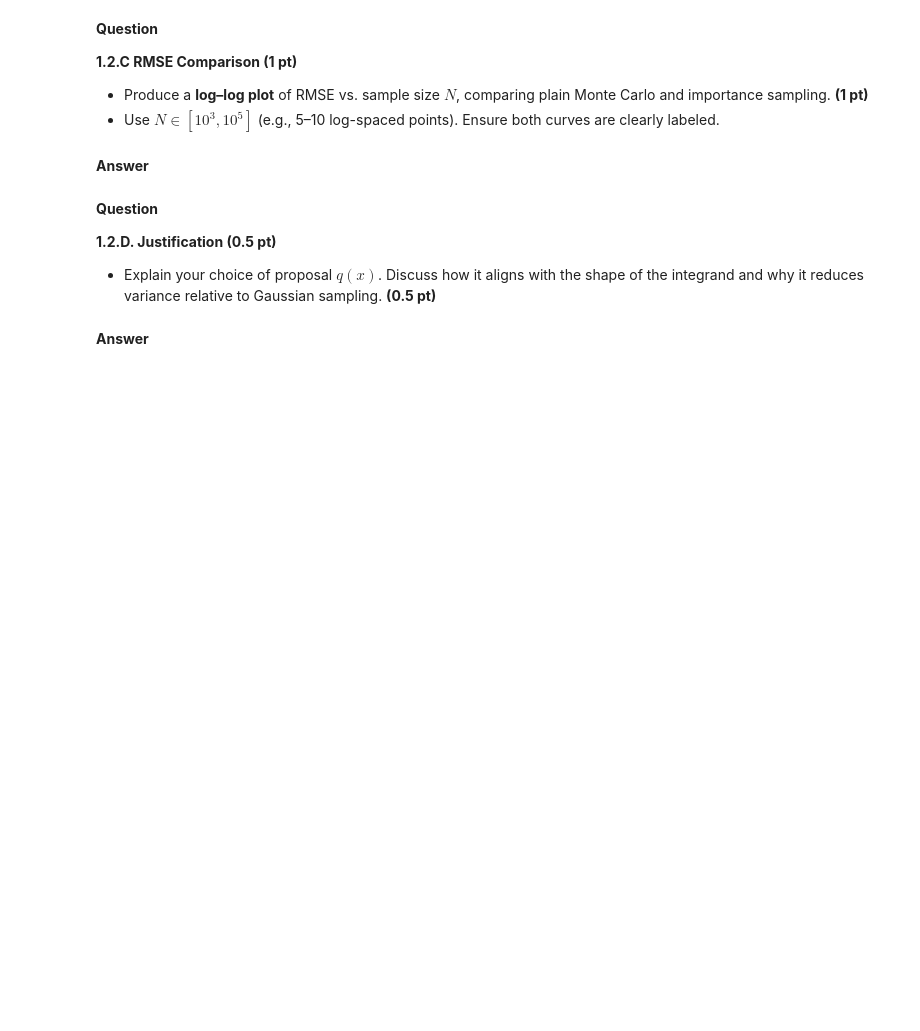
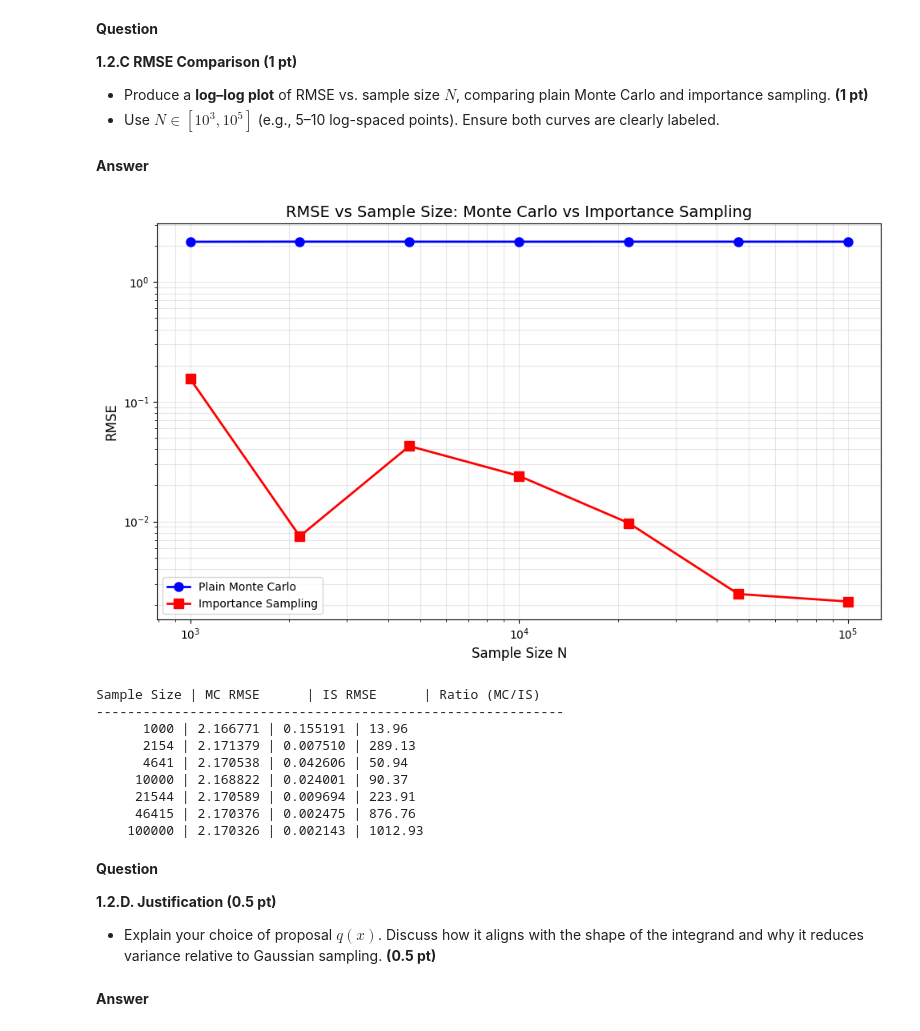
Before and after one commit to Tzu-Liang/COMP64101-Reasoning-and-Learning-under-Uncertainty-Module, a Jupyter notebook: Labs/comp64101_coursework_part1_a49626th.ipynb, the cells around one changed output. Drawn from its saved outputs; the diff is of its cells as text; code cells hidden in the pictures; blank space fills up the shorter version.

```diff
--- a/Labs/comp64101_coursework_part1_a49626th.ipynb
+++ b/Labs/comp64101_coursework_part1_a49626th.ipynb
@@ -462,3 +494,66 @@ Text(0.5, 1.0, 'Importance sampling: standard error')
+# %%
+def rmse(y_true, y_pred):
+    '''
+    Calculate RMSE
+    '''
+    return np.sqrt(np.mean((y_true - y_pred) ** 2))
+# %%
+# ============================================================
+# RMSE for plain MC and importance sampling
+# ============================================================
+# Sample sizes
+N_values = np.logspace(3, 5, 7).astype(int)
+I_hats_MC = []
+for n in N_values:
+    I_hat, _ = MC_integration(n)
+    I_hats_MC.append(I_hat)
+
+
+I_hats_importance = []
+for n in N_values:
+    I_hat, _ = importance_sampling(N = n)
+    I_hats_importance.append(I_hat)
+
+
+rmse_MC = [rmse(result, estimate) for estimate in I_hats_MC]
+rmse_importance = [rmse(result, estimate) for estimate in I_hats_importance]
+
+
+# Create log-log plot
+plt.figure(figsize=(10, 6))
+
+plt.loglog(N_values, rmse_MC, 'o-', linewidth=2, markersize=8,
+           label='Plain Monte Carlo', color='blue')
+plt.loglog(N_values, rmse_importance, 's-', linewidth=2, markersize=8,
+           label='Importance Sampling', color='red')
+
+
+plt.xlabel('Sample Size N', fontsize=12)
+plt.ylabel('RMSE', fontsize=12)
+plt.title('RMSE vs Sample Size: Monte Carlo vs Importance Sampling', fontsize=14)
+plt.legend()
+plt.grid(True, alpha=0.3, which='both')
+plt.tight_layout()
+
+plt.show()
+
+# Print numerical comparison
+print("Sample Size | MC RMSE      | IS RMSE      | Ratio (MC/IS)")
+print("-" * 60)
+for i, n in enumerate(N_values):
+    ratio = rmse_MC[i] / rmse_importance[i]
+    print(f"{n:10d} | {rmse_MC[i]:.6f} | {rmse_importance[i]:.6f} | {ratio:.2f}")
+# %% [output]
+[figure, added]
+Sample Size | MC RMSE      | IS RMSE      | Ratio (MC/IS)
+------------------------------------------------------------
+      1000 | 2.166771 | 0.155191 | 13.96
+      2154 | 2.171379 | 0.007510 | 289.13
+      4641 | 2.170538 | 0.042606 | 50.94
+     10000 | 2.168822 | 0.024001 | 90.37
+     21544 | 2.170589 | 0.009694 | 223.91
+     46415 | 2.170376 | 0.002475 | 876.76
+    100000 | 2.170326 | 0.002143 | 1012.93
 # %% [markdown]
 **Question**
 
```
Also changed, not shown: parts of 11 cells of this notebook.
